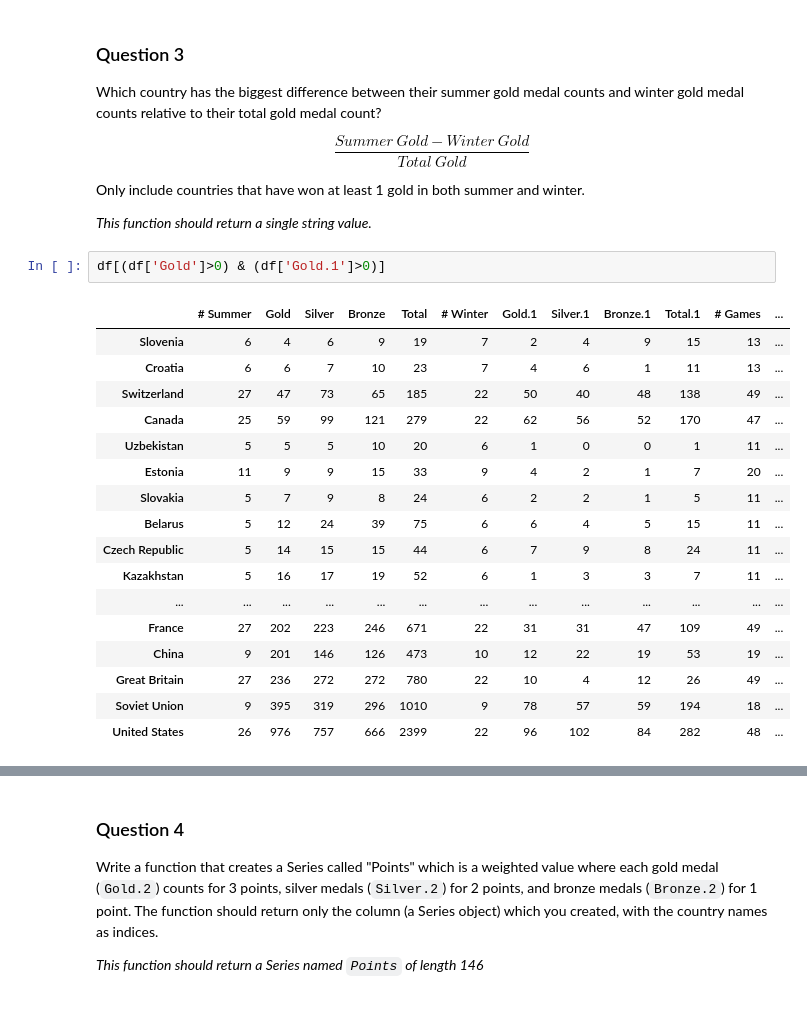
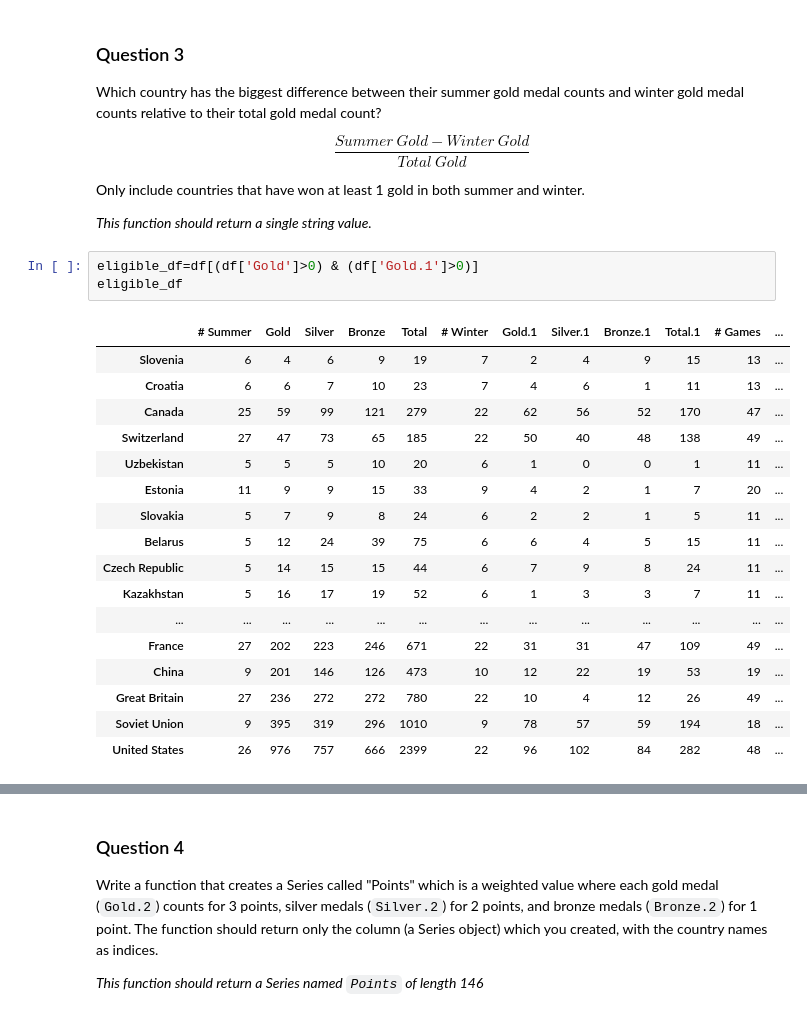
Before and after one commit to wahmed555/PhD_learning, a Jupyter notebook: pandas/Assignment+2.ipynb, the cells around one changed output, grey strips where cells are left out. Cells and saved outputs as stored; diff of their text form.

```diff
--- a/pandas/Assignment+2.ipynb
+++ b/pandas/Assignment+2.ipynb
@@ -298,13 +267,14 @@ Only include countries that have won at least 1 gold in both summer and winter.
 
 *This function should return a single string value.*
 # %%
-df[(df['Gold']>0) & (df['Gold.1']>0)]
+eligible_df=df[(df['Gold']>0) & (df['Gold.1']>0)]
+eligible_df
 # %% [output]
 |  | # Summer | Gold | Silver | Bronze | Total | # Winter | Gold.1 | Silver.1 | Bronze.1 | Total.1 | # Games | ... |
 | Slovenia | 6 | 4 | 6 | 9 | 19 | 7 | 2 | 4 | 9 | 15 | 13 | ... |
 | Croatia | 6 | 6 | 7 | 10 | 23 | 7 | 4 | 6 | 1 | 11 | 13 | ... |
+| Canada | 25 | 59 | 99 | 121 | 279 | 22 | 62 | 56 | 52 | 170 | 47 | ... |
 | Switzerland | 27 | 47 | 73 | 65 | 185 | 22 | 50 | 40 | 48 | 138 | 49 | ... |
-| Canada | 25 | 59 | 99 | 121 | 279 | 22 | 62 | 56 | 52 | 170 | 47 | ... |
 | Uzbekistan | 5 | 5 | 5 | 10 | 20 | 6 | 1 | 0 | 0 | 1 | 11 | ... |
 | Estonia | 11 | 9 | 9 | 15 | 33 | 9 | 4 | 2 | 1 | 7 | 20 | ... |
 | Slovakia | 5 | 7 | 9 | 8 | 24 | 6 | 2 | 2 | 1 | 5 | 11 | ... |
```
Also changed, not shown: parts of 32 cells of this notebook.
